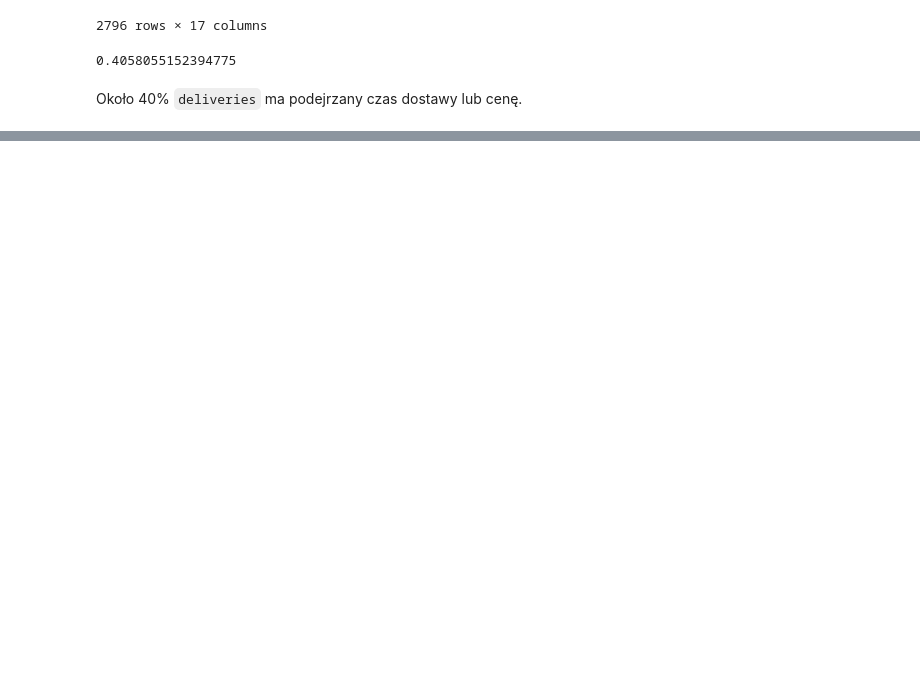
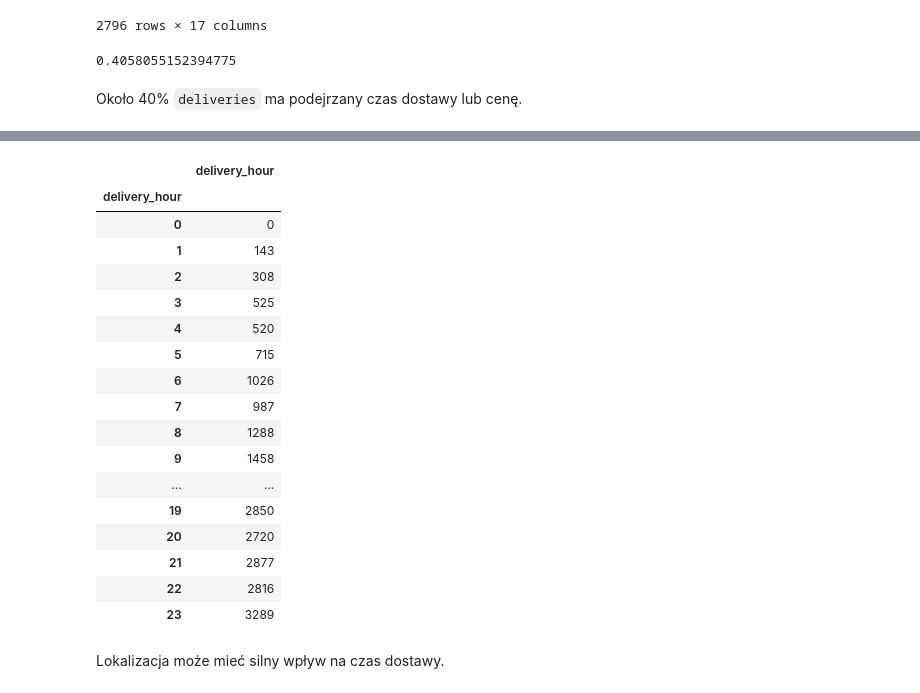
Before and after one commit to brodzik/ium-project, a Jupyter notebook: notebooks/1. Exploratory Data Analysis.ipynb, the cells around one changed output, grey strips where cells are left out. Cells and saved outputs as stored; diff of their text form; code cells hidden in the pictures; blank space fills up the shorter version.

```diff
--- a/notebooks/1. Exploratory Data Analysis.ipynb
+++ b/notebooks/1. Exploratory Data Analysis.ipynb
@@ -520,0 +550,23 @@ W celu dalszej pracy musimy dostać poprawne dane.
+# %%
+data.groupby("delivery_hour").agg({"delivery_hour": sum})
+# %% [output]
+|  | delivery_hour |
+| delivery_hour |  |
+| 0 | 0 |
+| 1 | 143 |
+| 2 | 308 |
+| 3 | 525 |
+| 4 | 520 |
+| 5 | 715 |
+| 6 | 1026 |
+| 7 | 987 |
+| 8 | 1288 |
+| 9 | 1458 |
+| ... | ... |
+| 19 | 2850 |
+| 20 | 2720 |
+| 21 | 2877 |
+| 22 | 2816 |
+| 23 | 3289 |
+# %% [markdown]
+Lokalizacja może mieć silny wpływ na czas dostawy.
```
Also changed, not shown: parts of 42 cells of this notebook.
